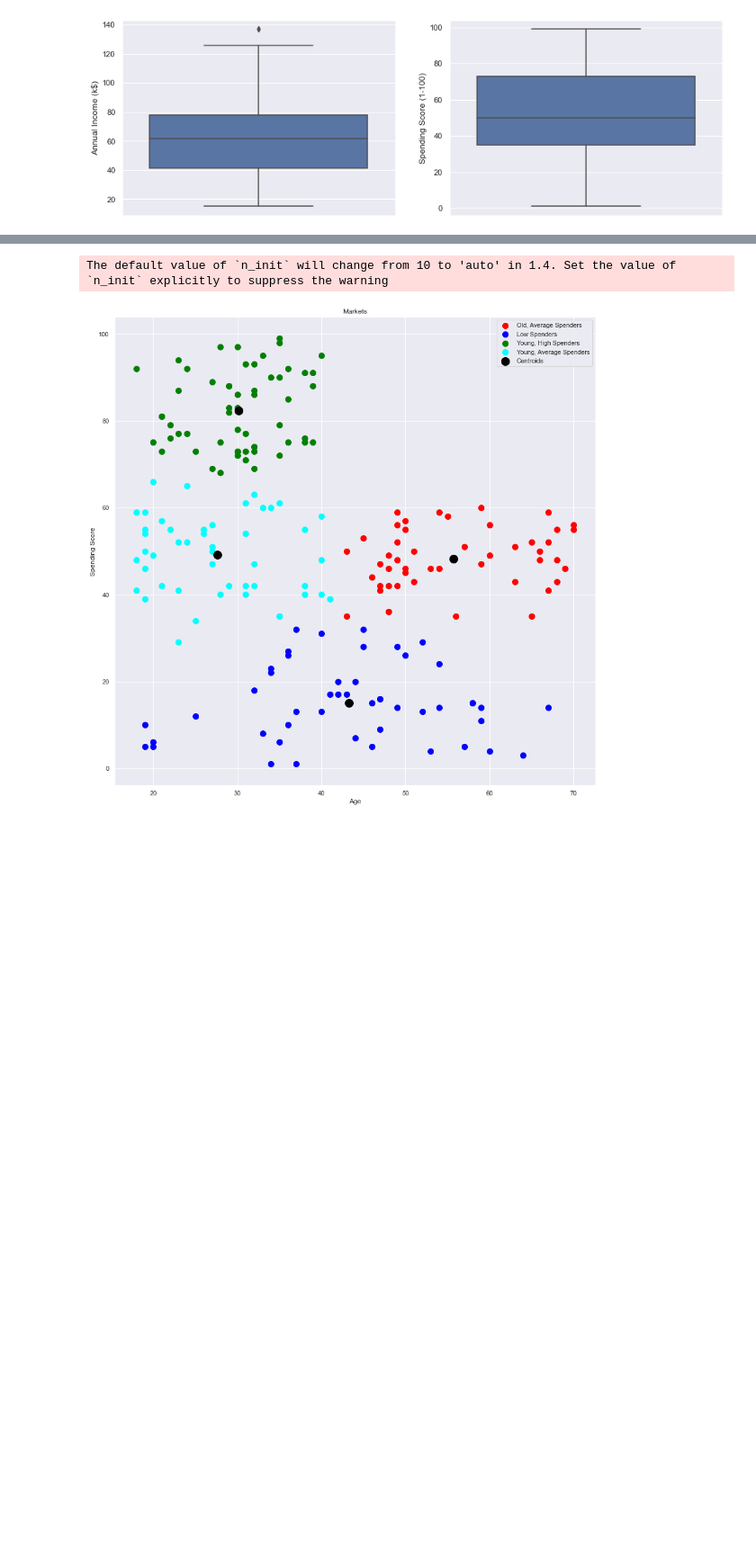
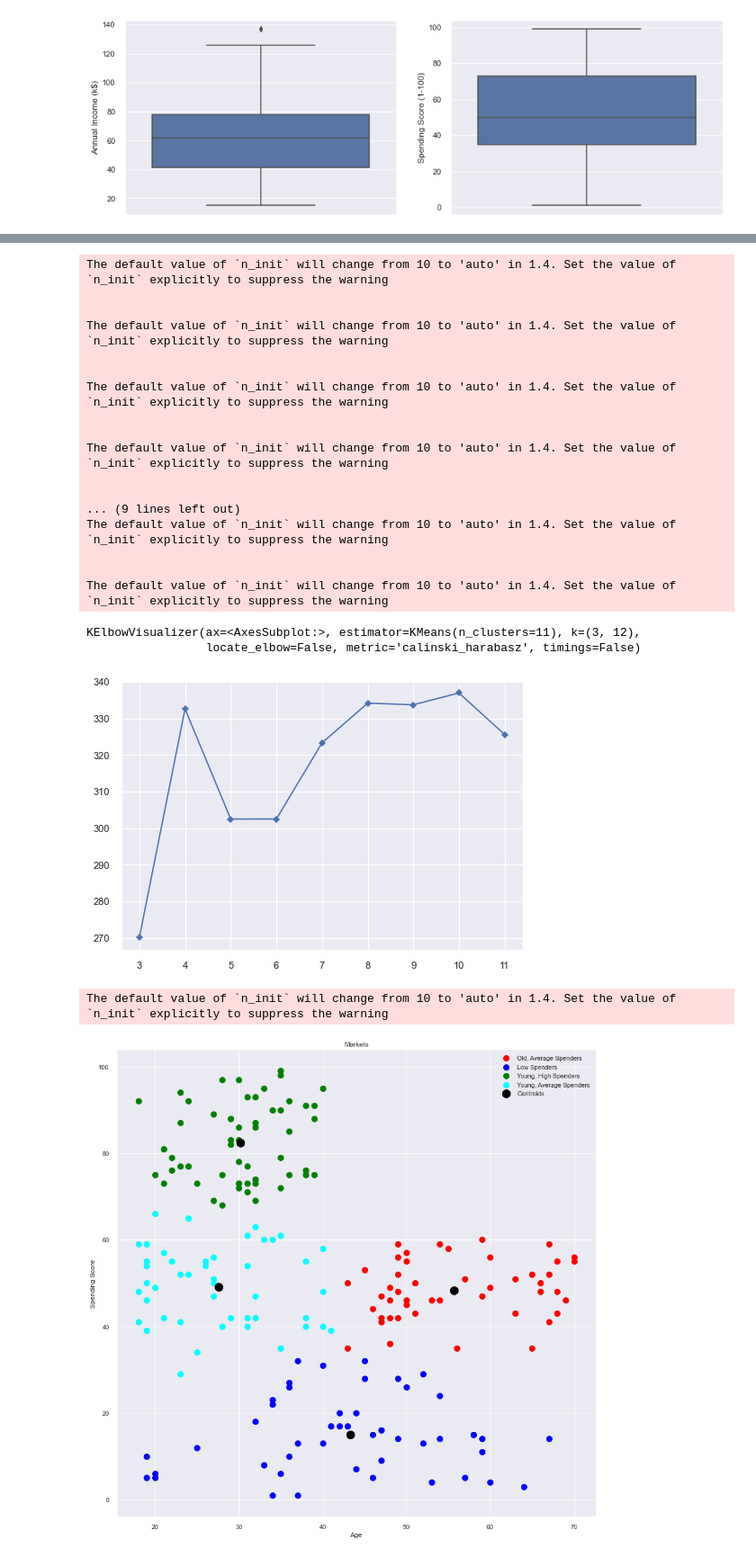
Before and after one commit to Pinkie2849/Customer_Marketing_Clustering, a Jupyter notebook: Python/Customer_Marketing_Analysis.ipynb, the cells around one changed output, grey strips where cells are left out. Shown at 90% size. Drawn from its saved outputs; the diff is of its cells as text; code cells hidden in the pictures; blank space fills up the shorter version.

```diff
--- a/Python/Customer_Marketing_Analysis.ipynb
+++ b/Python/Customer_Marketing_Analysis.ipynb
@@ -219,5 +254,33 @@ cd = dendrogram(linkage(X, method='ward'))
 # %%
 X= df[['Age','Spending Score (1-100)']].values
+# %%
+model = KMeans()
+visualizer = KElbowVisualizer(
+    model, k=(3,12), metric='calinski_harabasz', timings=False, locate_elbow=False
+)
+
+visualizer.fit(X)
+# %% [output]
+The default value of `n_init` will change from 10 to 'auto' in 1.4. Set the value of `n_init` explicitly to suppress the warning
+
+
+The default value of `n_init` will change from 10 to 'auto' in 1.4. Set the value of `n_init` explicitly to suppress the warning
+
+
+The default value of `n_init` will change from 10 to 'auto' in 1.4. Set the value of `n_init` explicitly to suppress the warning
+
+
+The default value of `n_init` will change from 10 to 'auto' in 1.4. Set the value of `n_init` explicitly to suppress the warning
+
+
+... (9 lines left out)
+The default value of `n_init` will change from 10 to 'auto' in 1.4. Set the value of `n_init` explicitly to suppress the warning
+
+
+The default value of `n_init` will change from 10 to 'auto' in 1.4. Set the value of `n_init` explicitly to suppress the warning
+KElbowVisualizer(ax=<AxesSubplot:>, estimator=KMeans(n_clusters=11), k=(3, 12),
+                 locate_elbow=False, metric='calinski_harabasz', timings=False)
+[figure, added]
 # %%
 # Fit the k-means model with the optimal number of clusters
 kmeans = KMeans(n_clusters=4,random_state=42)
```
Also changed, not shown: parts of 18 cells of this notebook.
